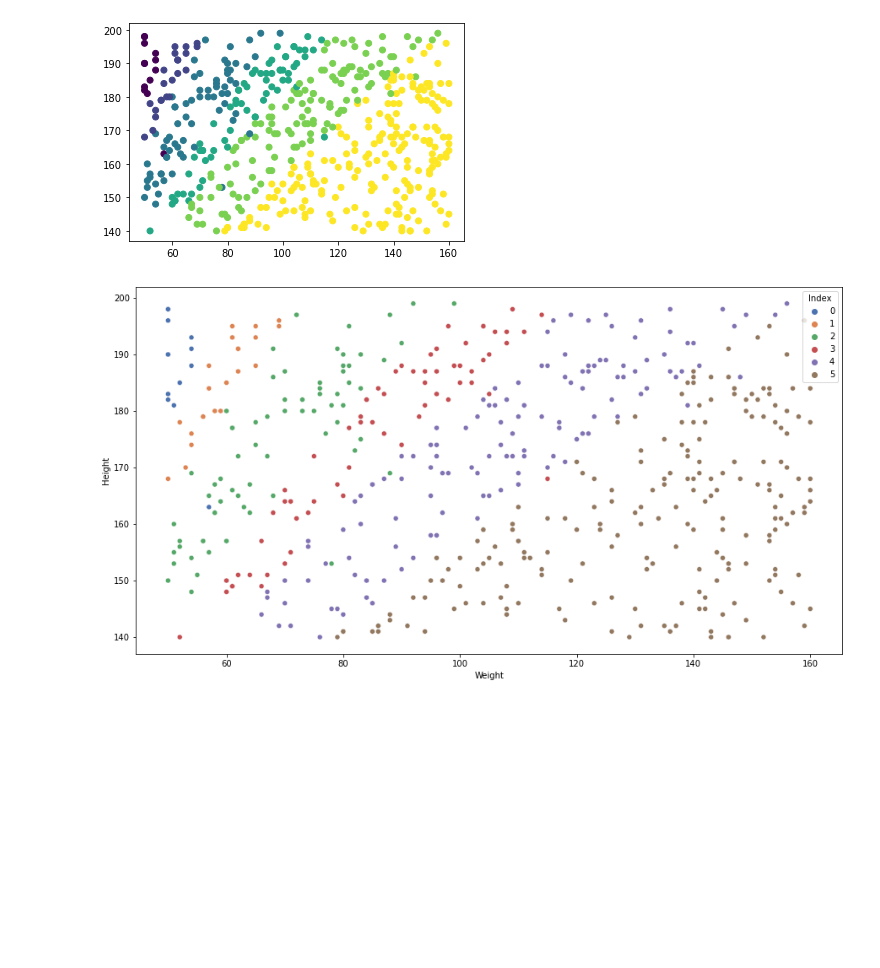
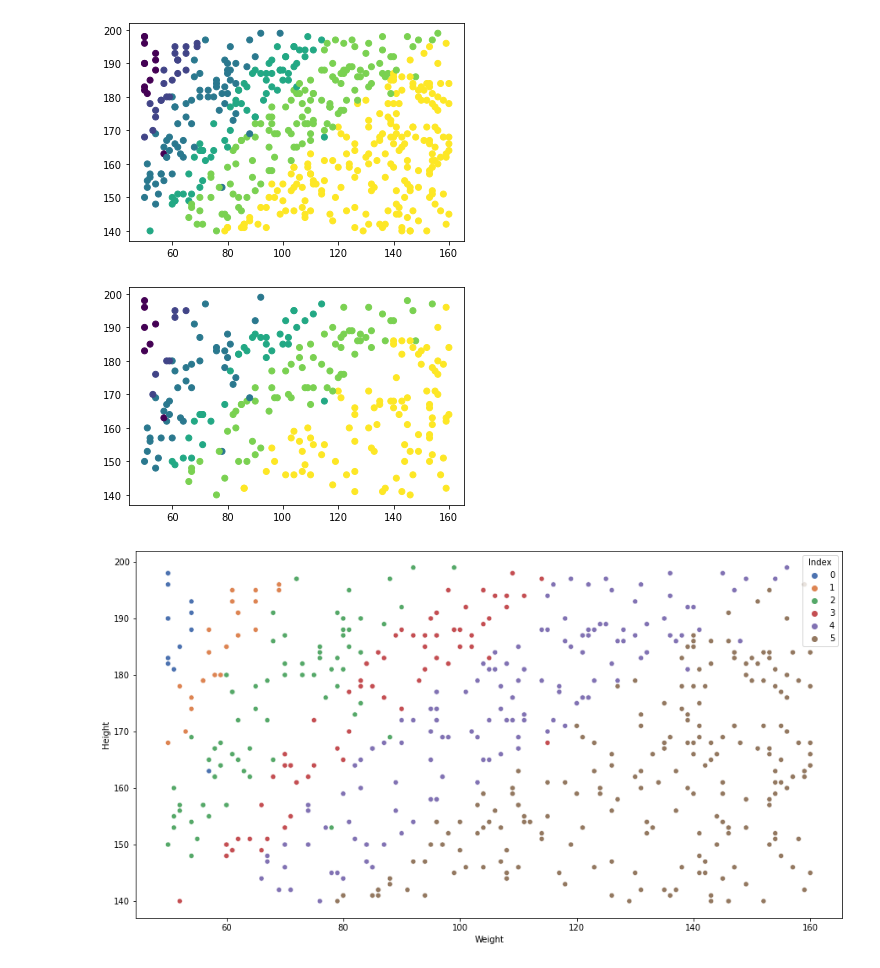
Before and after one commit to Abubakr1710/Friday_challenge_18.02, a Jupyter notebook: Friday Week 1 Math Challenge .ipynb, the cells around one changed output. Saved outputs shown, nothing was run; the diff lists cells and outputs as text; code cells hidden in the pictures; blank space fills up the shorter version.

```diff
--- a/Friday Week 1 Math Challenge .ipynb
+++ b/Friday Week 1 Math Challenge .ipynb
@@ -73,6 +73,11 @@ plt.scatter(df['Weight'], df['Height'], c=df.Index )
 plt.show()
 # %% [output]
 [figure]
+# %%
+plt.scatter(df_female['Weight'], df_female['Height'], c = df_female.Index)
+plt.show()
+# %% [output]
+[figure, added]
 # %%
 import seaborn as sns
 # %%
```
Also changed, not shown: parts of 2 cells of this notebook.
